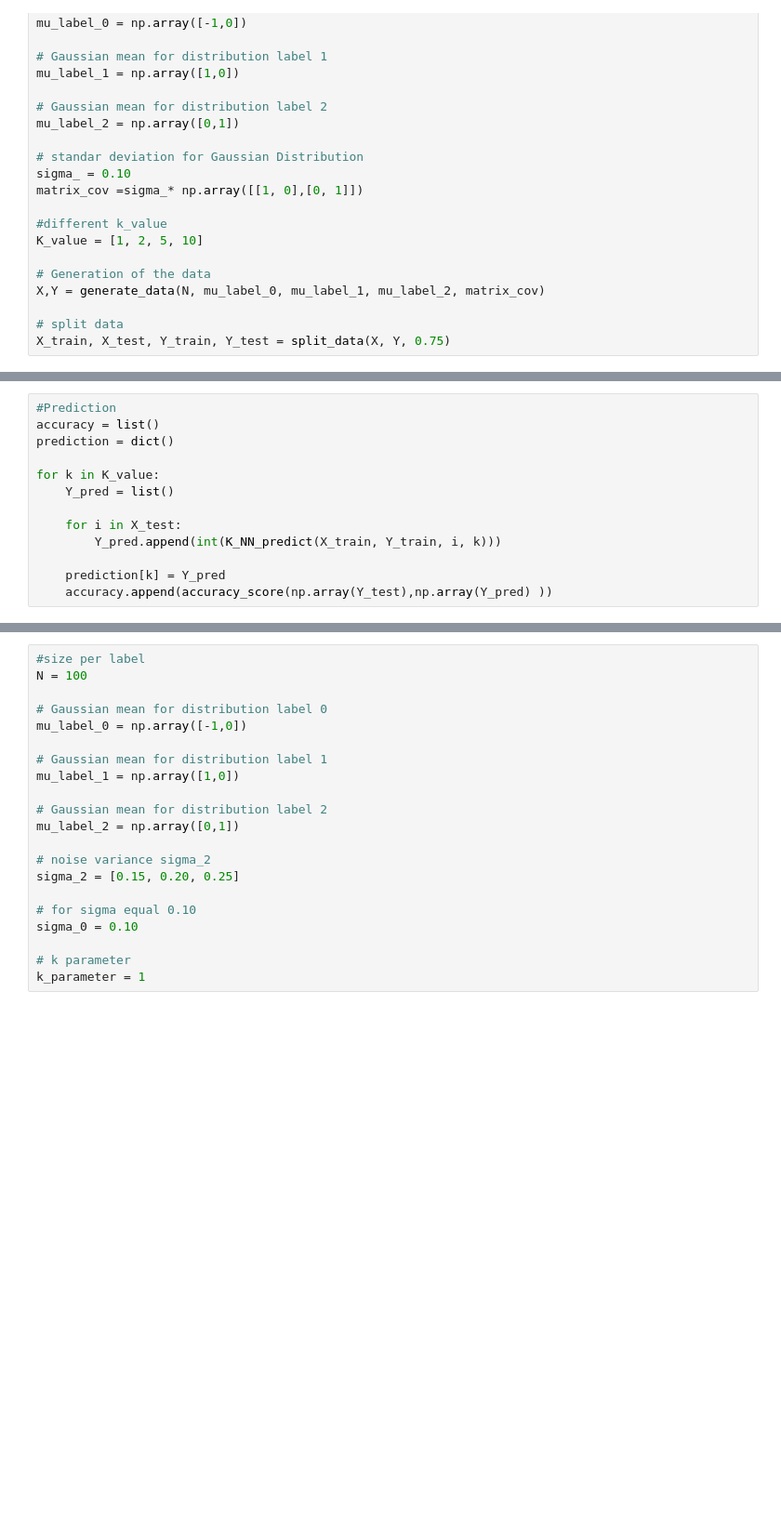
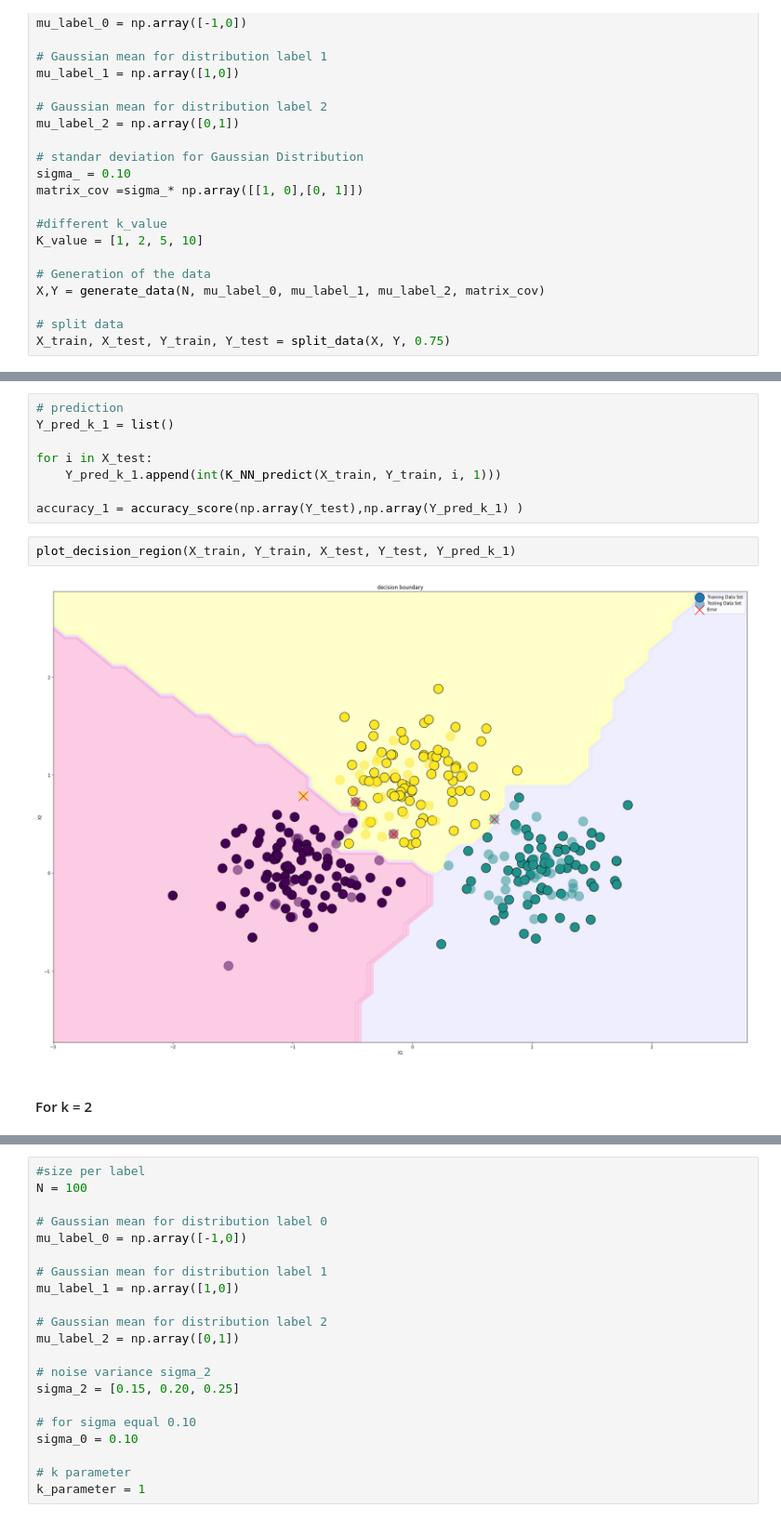
Before and after one commit to Panongbene/masster2IPP, a Jupyter notebook: TP_k_Nearest_Neighbors_Bounhar_Sawadogo_Yeh.ipynb, the cells around one changed output, grey strips where cells are left out. Shown at 93% size. Drawn from its saved outputs; the diff is of its cells as text; blank space fills up the shorter version.

```diff
--- a/TP_k_Nearest_Neighbors_Bounhar_Sawadogo_Yeh.ipynb
+++ b/TP_k_Nearest_Neighbors_Bounhar_Sawadogo_Yeh.ipynb
@@ -194,13 +249,14 @@ plt.show()
 # %%
-#Prediction
-accuracy = list()
-prediction = dict()
+# prediction
+Y_pred_k_1 = list()
 
-for k in K_value:
-    Y_pred = list()
+for i in X_test:
+    Y_pred_k_1.append(int(K_NN_predict(X_train, Y_train, i, 1)))
 
-    for i in X_test:
-        Y_pred.append(int(K_NN_predict(X_train, Y_train, i, k)))
-
-    prediction[k] = Y_pred
-    accuracy.append(accuracy_score(np.array(Y_test),np.array(Y_pred) ))
+accuracy_1 = accuracy_score(np.array(Y_test),np.array(Y_pred_k_1) )
+# %%
+plot_decision_region(X_train, Y_train, X_test, Y_test, Y_pred_k_1)
+# %% [output]
+[figure, added]
+# %% [markdown]
+#### For k = 2
```
Also changed, not shown: parts of 91 cells of this notebook.
